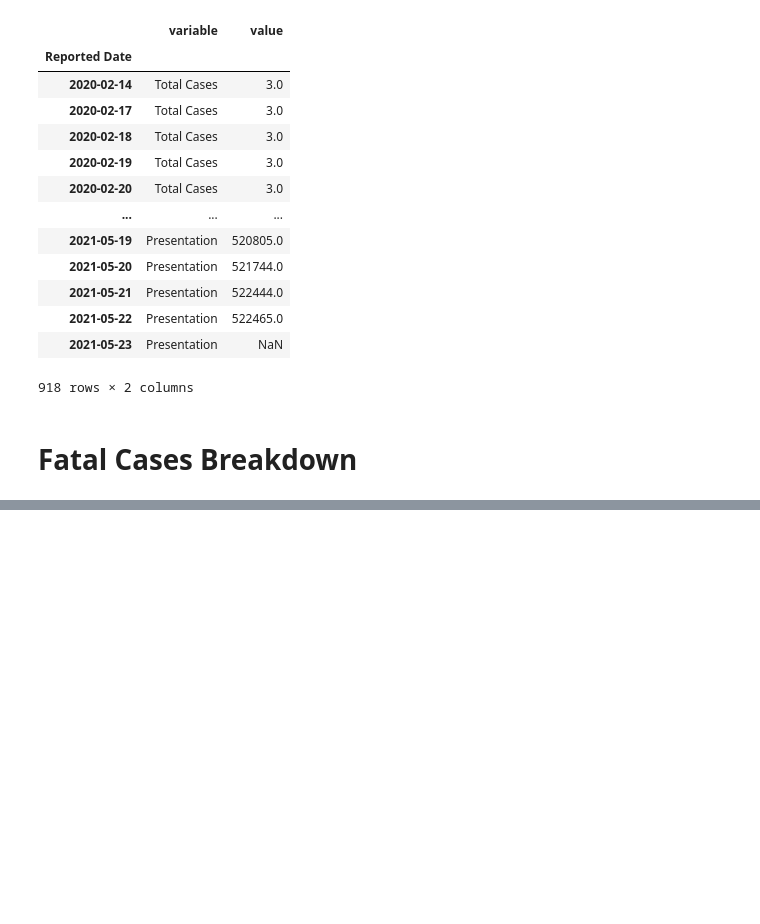
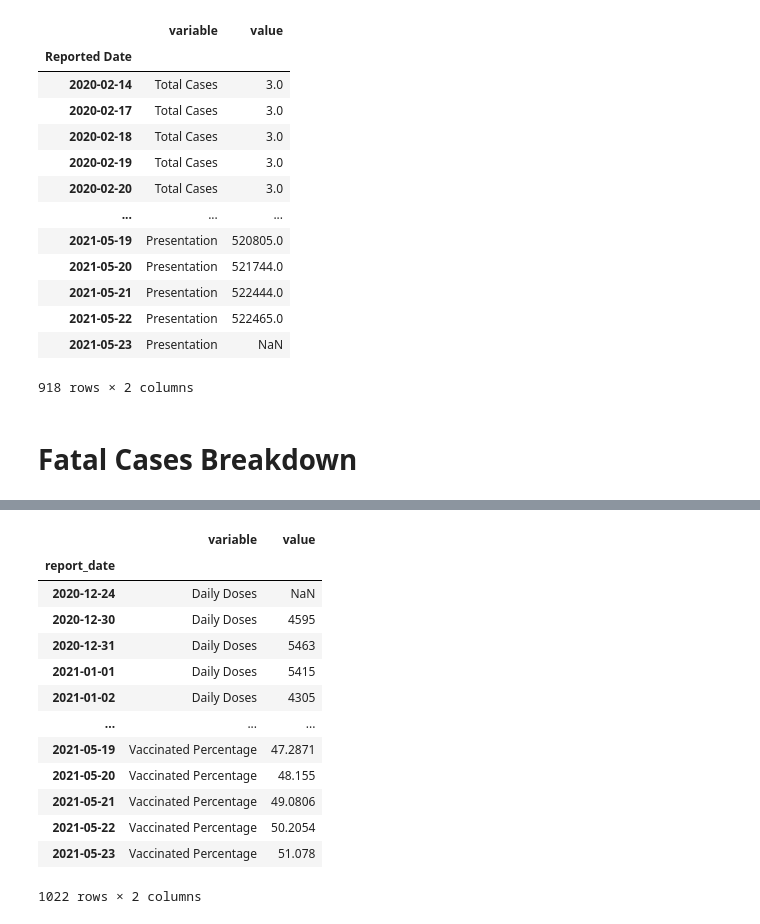
Before and after one commit to minix1234/minix1234.github.io, a Jupyter notebook: pelican/notebooks/Ontario.ipynb, the cells around one changed output, grey strips where cells are left out. Saved outputs shown, nothing was run; the diff lists cells and outputs as text; code cells hidden in the pictures; blank space fills up the shorter version.

```diff
--- a/pelican/notebooks/Ontario.ipynb
+++ b/pelican/notebooks/Ontario.ipynb
@@ -442,0 +467,21 @@ figpie.write_html("Ontariopie.html")
+# %%
+dfmelt = dfVC.reset_index()
+dfmelt = dfmelt.melt(id_vars=['report_date'])
+dfmelt = dfmelt.set_index('report_date')
+dfmelt['variable'] = dfmelt['variable'].astype('category')
+dfmelt
+# %% [output]
+|  | variable | value |
+| report_date |  |  |
+| 2020-12-24 | Daily Doses | NaN |
+| 2020-12-30 | Daily Doses | 4595 |
+| 2020-12-31 | Daily Doses | 5463 |
+| 2021-01-01 | Daily Doses | 5415 |
+| 2021-01-02 | Daily Doses | 4305 |
+| ... | ... | ... |
+| 2021-05-19 | Vaccinated Percentage | 47.2871 |
+| 2021-05-20 | Vaccinated Percentage | 48.155 |
+| 2021-05-21 | Vaccinated Percentage | 49.0806 |
+| 2021-05-22 | Vaccinated Percentage | 50.2054 |
+| 2021-05-23 | Vaccinated Percentage | 51.078 |
+1022 rows × 2 columns
```
Also changed, not shown: parts of 3 cells of this notebook, 8 other files.
